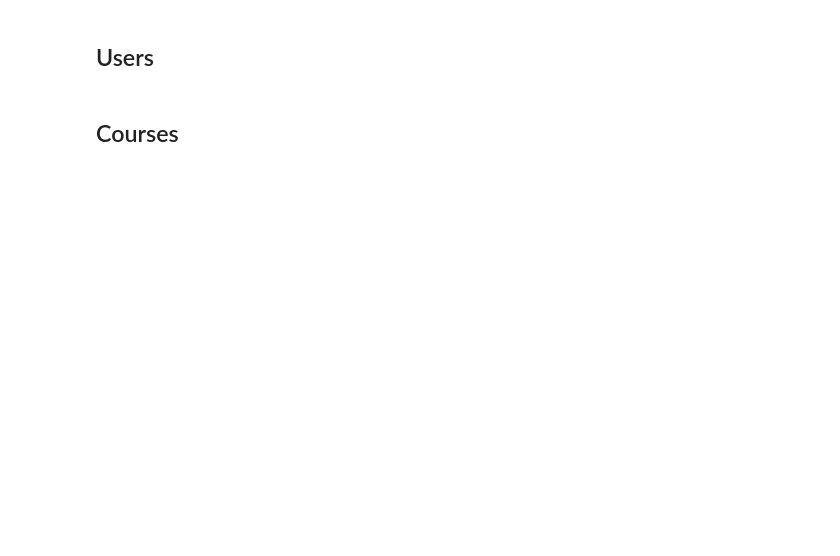
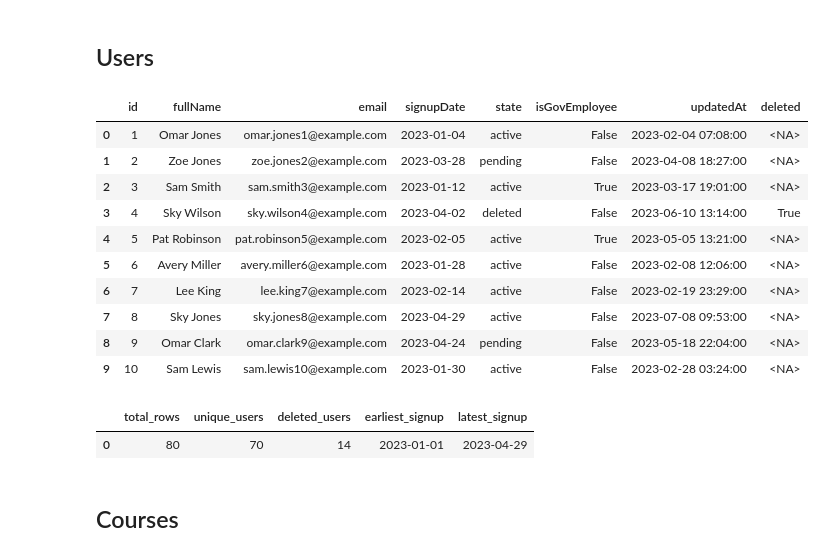
Before and after one commit to apolitical/data-challenge, a Jupyter notebook: notebooks/data_exploration.ipynb, the cells around one changed output. Drawn from its saved outputs; the diff is of its cells as text; code cells hidden in the pictures; blank space fills up the shorter version.

```diff
--- a/notebooks/data_exploration.ipynb
+++ b/notebooks/data_exploration.ipynb
@@ -19,7 +38,19 @@ for table in ['users', 'courses', 'enrolments', 'events']:
 # %% [markdown]
 ## Users
 # %%
-conn.sql('SELECT * FROM raw.users LIMIT 10')
+conn.sql('SELECT * FROM raw.users LIMIT 10').fetchdf()
+# %% [output]
+|  | id | fullName | email | signupDate | state | isGovEmployee | updatedAt | deleted |
+| 0 | 1 | Omar Jones | omar.jones1@example.com | 2023-01-04 | active | False | 2023-02-04 07:08:00 | <NA> |
+| 1 | 2 | Zoe Jones | zoe.jones2@example.com | 2023-03-28 | pending | False | 2023-04-08 18:27:00 | <NA> |
+| 2 | 3 | Sam Smith | sam.smith3@example.com | 2023-01-12 | active | True | 2023-03-17 19:01:00 | <NA> |
+| 3 | 4 | Sky Wilson | sky.wilson4@example.com | 2023-04-02 | deleted | False | 2023-06-10 13:14:00 | True |
+| 4 | 5 | Pat Robinson | pat.robinson5@example.com | 2023-02-05 | active | True | 2023-05-05 13:21:00 | <NA> |
+| 5 | 6 | Avery Miller | avery.miller6@example.com | 2023-01-28 | active | False | 2023-02-08 12:06:00 | <NA> |
+| 6 | 7 | Lee King | lee.king7@example.com | 2023-02-14 | active | False | 2023-02-19 23:29:00 | <NA> |
+| 7 | 8 | Sky Jones | sky.jones8@example.com | 2023-04-29 | active | False | 2023-07-08 09:53:00 | <NA> |
+| 8 | 9 | Omar Clark | omar.clark9@example.com | 2023-04-24 | pending | False | 2023-05-18 22:04:00 | <NA> |
+| 9 | 10 | Sam Lewis | sam.lewis10@example.com | 2023-01-30 | active | False | 2023-02-28 03:24:00 | <NA> |
 # %%
 # Check for duplicates and deleted users
 conn.sql("""
@@ -30,7 +61,10 @@ conn.sql("""
         MIN(signupDate) AS earliest_signup,
         MAX(signupDate) AS latest_signup
     FROM raw.users
-""")
+""").fetchdf()
+# %% [output]
+|  | total_rows | unique_users | deleted_users | earliest_signup | latest_signup |
+| 0 | 80 | 70 | 14 | 2023-01-01 | 2023-04-29 |
 # %% [markdown]
 ## Courses
 # %%
```
Also changed, not shown: parts of 27 cells of this notebook, 5 other files.
